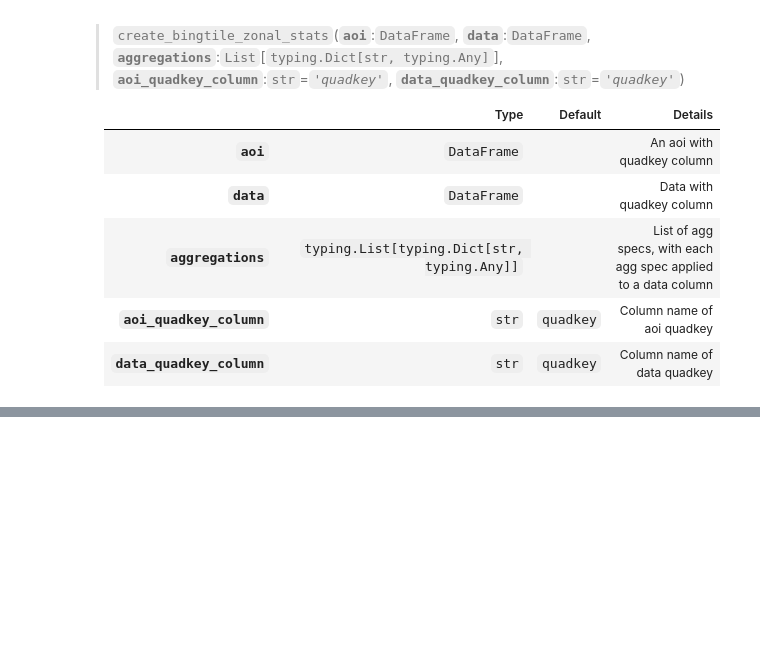
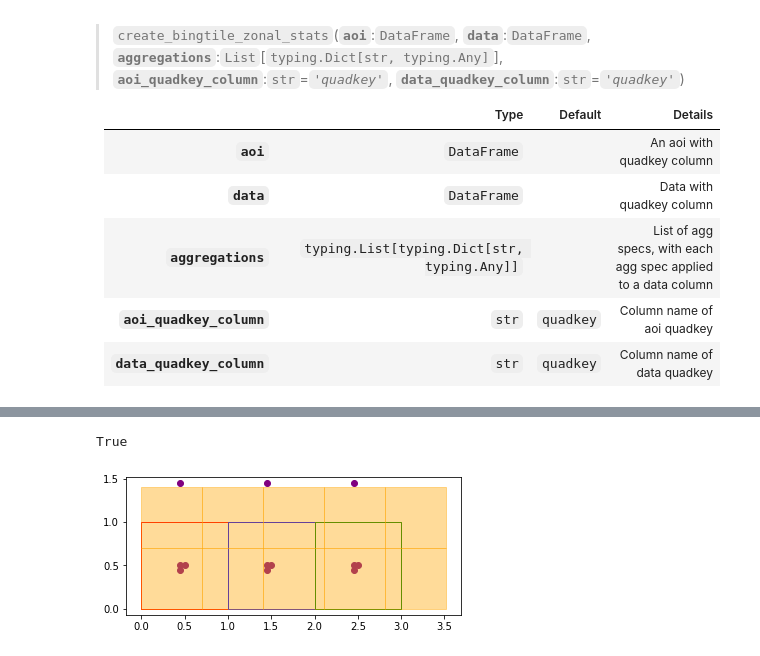
Before and after one commit to thinkingmachines/geowrangler, a Jupyter notebook: notebooks/02_vector_zonal_stats.ipynb, the cells around one changed output, grey strips where cells are left out. Cells and saved outputs as stored; diff of their text form; code cells hidden in the pictures; blank space fills up the shorter version.

Commit message:
Add tests for create_bingtile_zonal_stats

```diff
--- a/notebooks/02_vector_zonal_stats.ipynb
+++ b/notebooks/02_vector_zonal_stats.ipynb
@@ -1108,0 +1115,17 @@ bingtile_results
+# %%
+list(bingtile_results.index_count.values) == [3, 3, 3]
+# %% [output]
+True
+# %%
+import geowrangler.grids as gr
+
+bgtile_generator = gr.BingTileGridGenerator(AOI_ZOOM_LEVEL)
+simple_aoi_bingtiles = bgtile_generator.generate_grid(simple_aoi)
+# %%
+ax = simple_aoi.plot(
+    ax=plt.axes(), facecolor="none", edgecolor=["red", "blue", "green"]
+)
+ax = simple_data.plot(ax=ax, color="purple")
+ax = simple_aoi_bingtiles.plot(ax=ax, edgecolor="orange", facecolor="orange", alpha=0.4)
+# %% [output]
+[figure, added]
```
Also changed, not shown: parts of 10 cells of this notebook, 1 other file.
